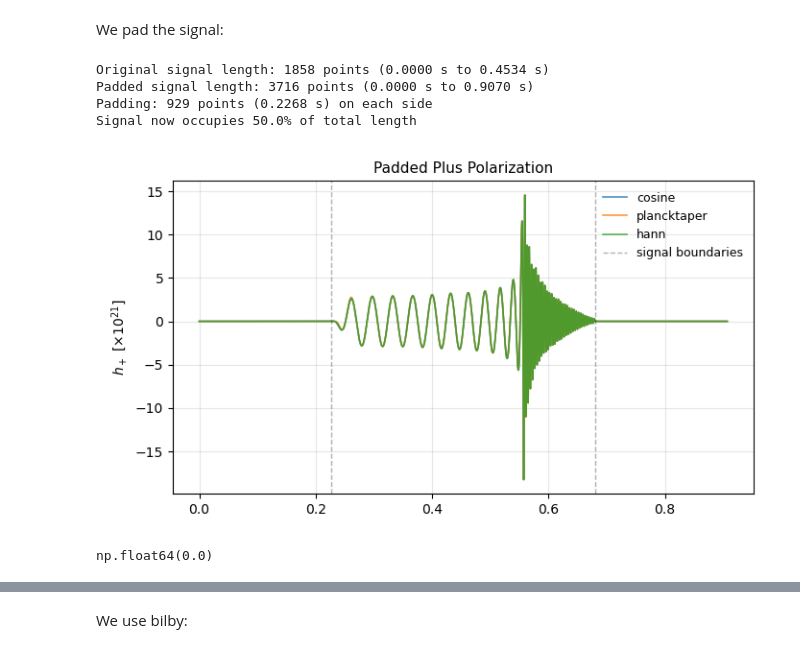
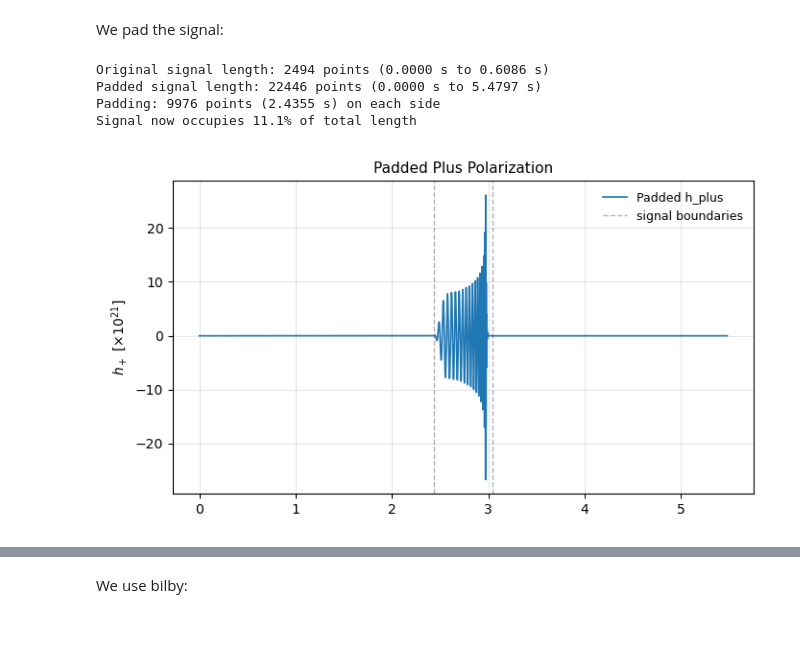
Before and after one commit to selmavangstein/gw_boson_star_testing_gr, a Jupyter notebook: full_working_pipeline.ipynb, the cells around one changed output, grey strips where cells are left out. Saved outputs shown, nothing was run; the diff lists cells and outputs as text; code cells hidden in the pictures.

```diff
--- a/full_working_pipeline.ipynb
+++ b/full_working_pipeline.ipynb
@@ -278,3 +289,24 @@ plt.show()
 # %% [markdown]
 We taper the end of the signal. I want to start the taper after the last max, which is at about 0.4518
+# %%
+def find_peaks(hp):
+    """
+    Find peaks by sign change in derivative: dhp/dt goes + -> -.
+    Returns array of indices (index corresponds to sample where sign change occurs).
+    """
+    d_hp = np.diff(hp)
+    # look for positive -> negative sign change
+    sign_change = (d_hp[:-1] > 0) & (d_hp[1:] < 0)
+    peaks = np.where(sign_change)[0] + 1
+    return peaks
+
+def nth_last_peak(hp, times, n=1):
+    peaks = find_peaks(hp)
+    nth_idx = peaks[-n]
+    nth_time = times[nth_idx]
+    nth_value = hp[nth_idx]
+    return nth_idx, nth_time, nth_value
+
+n = 8
+idx_taper = find_peaks(h_p.data.data)[-n]
 # %%
@@ -416,8 +434,9 @@ plt.show()
 # %% [markdown]
 We pad the signal:
 # %%
+pad_factor = 4  # Pad with signal_length on each side
 signal_length = len(times)
-pad_length = signal_length // 2
+pad_length = int(signal_length * pad_factor)
 
 # Get the time step (assuming uniform sampling)
 dt = times[1] - times[0]
@@ -430,58 +449,49 @@ times_padded = np.concatenate([times_before, times, times_after])
 # shift to start at t=0
 times_padded = times_padded-times_padded[0]
 
-# Create padded versions of the tapered signals
-padded_hp_dict = {}
-padded_hc_dict = {}
-padded_taper_dict = {}
-
-for wf in window_funcs:
-    # Pad with zeros on each side
-    padded_hp_dict[wf] = (np.pad(tapered_hp_dict[wf], pad_length, mode='constant', constant_values=0))
-    padded_hc_dict[wf] = (np.pad(tapered_hc_dict[wf], pad_length, mode='constant', constant_values=0))
-    padded_taper_dict[wf] = (np.pad(taper_dict[wf], pad_length, mode='constant', constant_values=0))
+# Pad with zeros on each side
+padded_hp = np.pad(tapered_hp, pad_length, mode='constant', constant_values=0)
+padded_hc = np.pad(tapered_hc, pad_length, mode='constant', constant_values=0)
+padded_taper = np.pad(taper, pad_length, mode='constant', constant_values=0)
 
 print(f"Original signal length: {signal_length} points ({times[0]:.4f} s to {times[-1]:.4f} s)")
 print(f"Padded signal length: {len(times_padded)} points ({times_padded[0]:.4f} s to {times_padded[-1]:.4f} s)")
 print(f"Padding: {pad_length} points ({pad_length * dt:.4f} s) on each side")
 print(f"Signal now occupies {100 * signal_length / len(times_padded):.1f}% of total length")
 # %% [output]
-Original signal length: 1858 points (0.0000 s to 0.4534 s)
-Padded signal length: 3716 points (0.0000 s to 0.9070 s)
-Padding: 929 points (0.2268 s) on each side
-Signal now occupies 50.0% of total length
+Original signal length: 2494 points (0.0000 s to 0.6086 s)
+Padded signal length: 22446 points (0.0000 s to 5.4797 s)
+Padding: 9976 points (2.4355 s) on each side
+Signal now occupies 11.1% of total length
 # %%
 # Plot the padded signals
 fig = plt.figure(figsize=(7, 4))
 
-# Plot h+ (top)
-for i, wf in enumerate(window_funcs):
-    colors = ['#1f77b4', '#ff7f0e', '#2ca02c']
-    plt.plot(times_padded, 1e21 * padded_hp_dict[wf],
-               label=f"{wf}", alpha=0.8, lw=1.2, color=colors[i])
+plt.plot(times_padded, 1e21 * padded_hp,
+            label="Padded h_plus", lw=1.2, color='C0')
 
 # Mark where original signal starts and ends
 plt.axvline(times_padded[pad_length], color='k', ls='--', alpha=0.3, lw=1, label='signal boundaries')
 plt.axvline(times_padded[pad_length + signal_length - 1], color='k', ls='--', alpha=0.3, lw=1)
 plt.ylabel(f"$h_+$ [$\\times 10^{{21}}$]")
 plt.title("Padded Plus Polarization", fontsize=11)
 plt.legend(loc="best", fontsize=9, frameon=False)
 plt.grid(alpha=0.3)
 
 # Plot hx (bottom)
 # for i, wf in enumerate(window_funcs):
 #     ax[1].plot(times_padded, 1e21 * padded_hc_dict[wf],
 #                label=f"{wf}", alpha=0.8, lw=1.2, color=colors[i])
 
 # ax[1].axvline(times_padded[pad_length], color='k', ls='--', alpha=0.3, lw=1, label='signal boundaries')
 # ax[1].axvline(times_padded[pad_length + signal_length - 1], color='k', ls='--', alpha=0.3, lw=1)
 # ax[1].set_xlabel("Time [s]")
 # ax[1].set_ylabel(f"$h_\\times$ [$\\times 10^{{21}}$]")
 # ax[1].set_title("Padded Cross Polarization", fontsize=11)
 # ax[1].legend(loc="best", fontsize=9, frameon=False)
 # ax[1].grid(alpha=0.3)
 
 plt.tight_layout()
 plt.show()
 # %% [output]
-[figure, old version]
+[figure, new version]
@@ -501,4 +497,0 @@ def create_nr_injection(times_array, hp_array, hc_array):
-# %%
-times_padded[0]
-# %% [output]
-np.float64(0.0)
```
Also changed, not shown: parts of 28 cells of this notebook, 41 other files.
